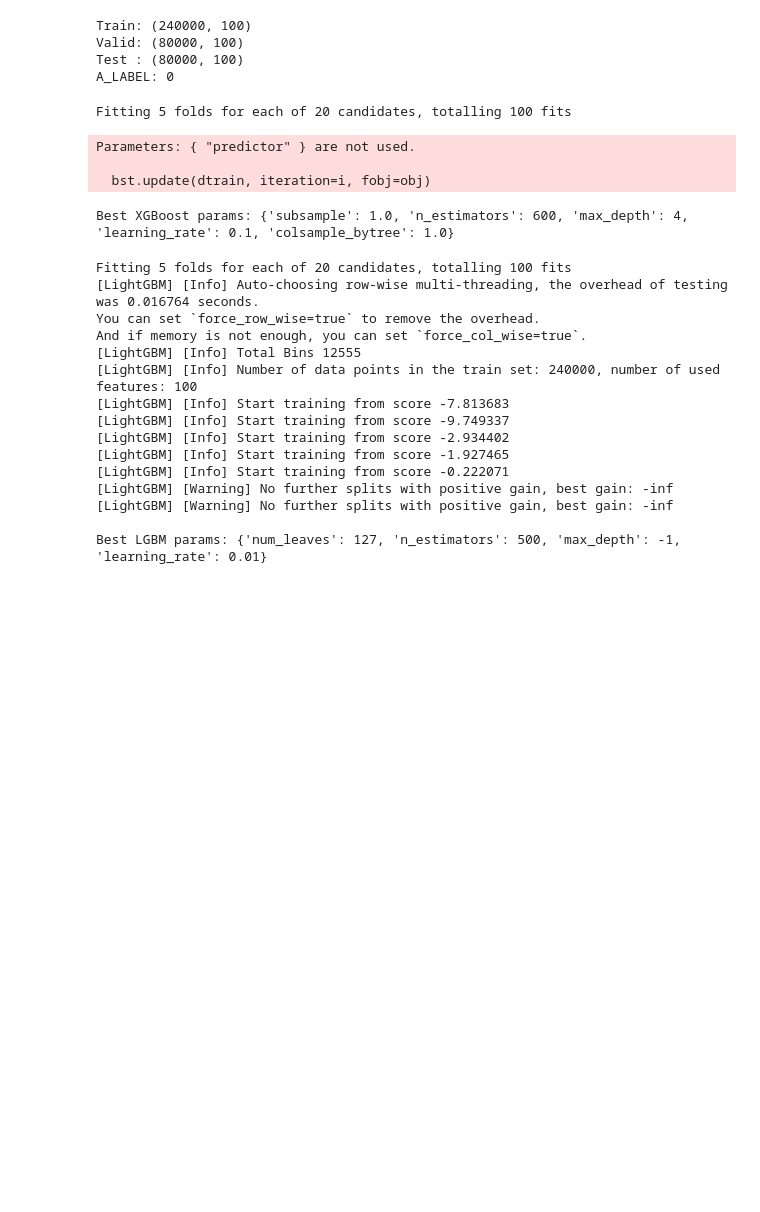
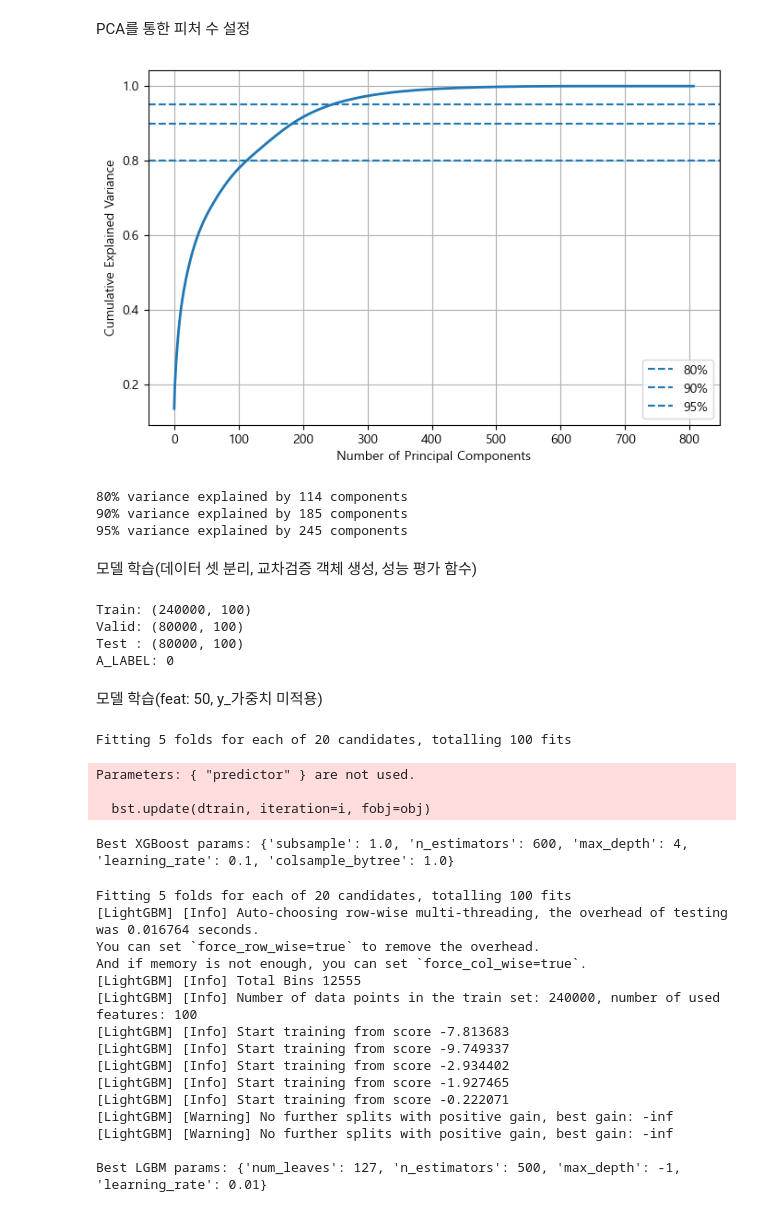
Before and after one commit to msssggg3-14/Computational-Statistics, a Jupyter notebook: test_cat_j.ipynb, the cells around one changed output. Drawn from its saved outputs; the diff is of its cells as text; code cells hidden in the pictures; blank space fills up the shorter version.

```diff
--- a/test_cat_j.ipynb
+++ b/test_cat_j.ipynb
@@ -210,2 +281,44 @@ X shape: (400000, 100) y: (400000,)
+# %% [markdown]
+PCA를 통한 피처 수 설정
+# %%
+from sklearn.preprocessing import StandardScaler
+from sklearn.decomposition import PCA
+import matplotlib.pyplot as plt
+from sklearn.impute import SimpleImputer
+from sklearn.pipeline import Pipeline
+
+# Numerical features only
+X_num_all = merged_train_df.select_dtypes(include=np.number).drop(columns=[target_col], errors="ignore")
+
+pca_pipe = Pipeline(steps=[
+    ("imputer", SimpleImputer(strategy="median")),  # fill NaN
+    ("scaler", StandardScaler()),
+    ("pca", PCA())
+])
+
+X_pca = pca_pipe.fit_transform(X_num_all)
+cum_var = np.cumsum(pca_pipe.named_steps["pca"].explained_variance_ratio_)
+
+plt.figure(figsize=(8, 5))
+plt.plot(cum_var, linewidth=2)
+plt.axhline(0.8, linestyle="--", label="80%")
+plt.axhline(0.9, linestyle="--", label="90%")
+plt.axhline(0.95, linestyle="--", label="95%")
+plt.xlabel("Number of Principal Components")
+plt.ylabel("Cumulative Explained Variance")
+plt.legend()
+plt.grid()
+plt.show()
+
+for threshold in [0.8, 0.9, 0.95]:
+    n_comp = int(np.argmax(cum_var >= threshold) + 1)
+    print(f"{int(threshold*100)}% variance explained by {n_comp} components")
+# %% [output]
+[figure, added]
+80% variance explained by 114 components
+90% variance explained by 185 components
+95% variance explained by 245 components
+# %% [markdown]
+모델 학습(데이터 셋 분리, 교차검증 객체 생성, 성능 평가 함수)
 # %%
 from sklearn.model_selection import train_test_split, StratifiedKFold, RandomizedSearchCV
@@ -290,6 +419,8 @@ Train: (240000, 100)
 Valid: (80000, 100)
 Test : (80000, 100)
 A_LABEL: 0
+# %% [markdown]
+모델 학습(feat: 50, y_가중치 미적용)
 # %%
 # ===============================================================
 # 4-1. XGBoost 모델 및 하이퍼파라미터 튜닝
```
Also changed, not shown: parts of 25 cells of this notebook, 4 other files.
